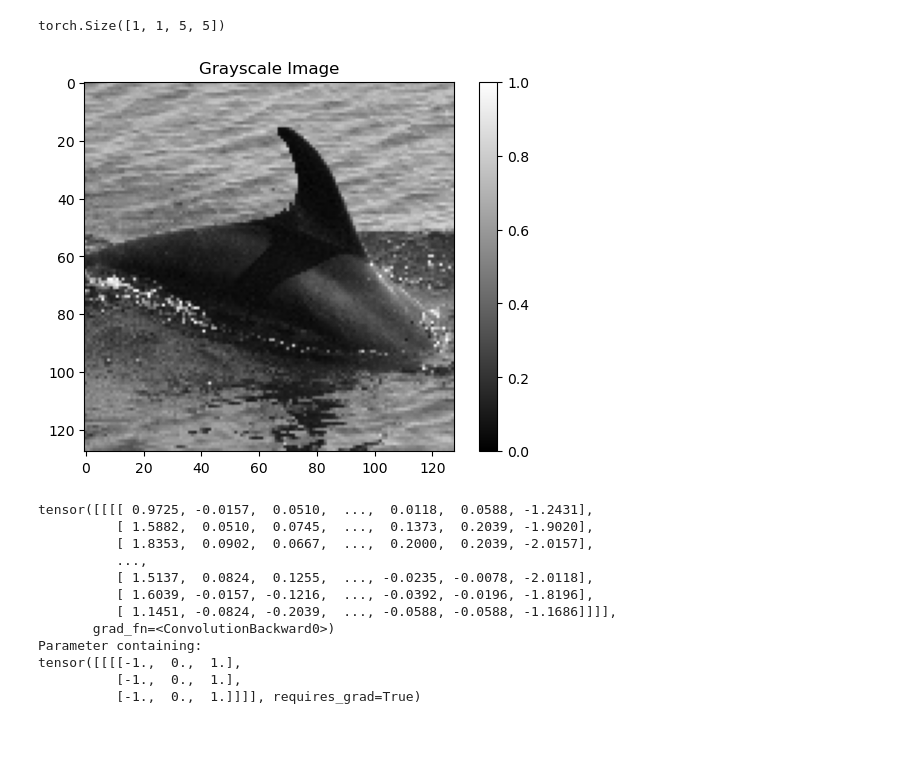
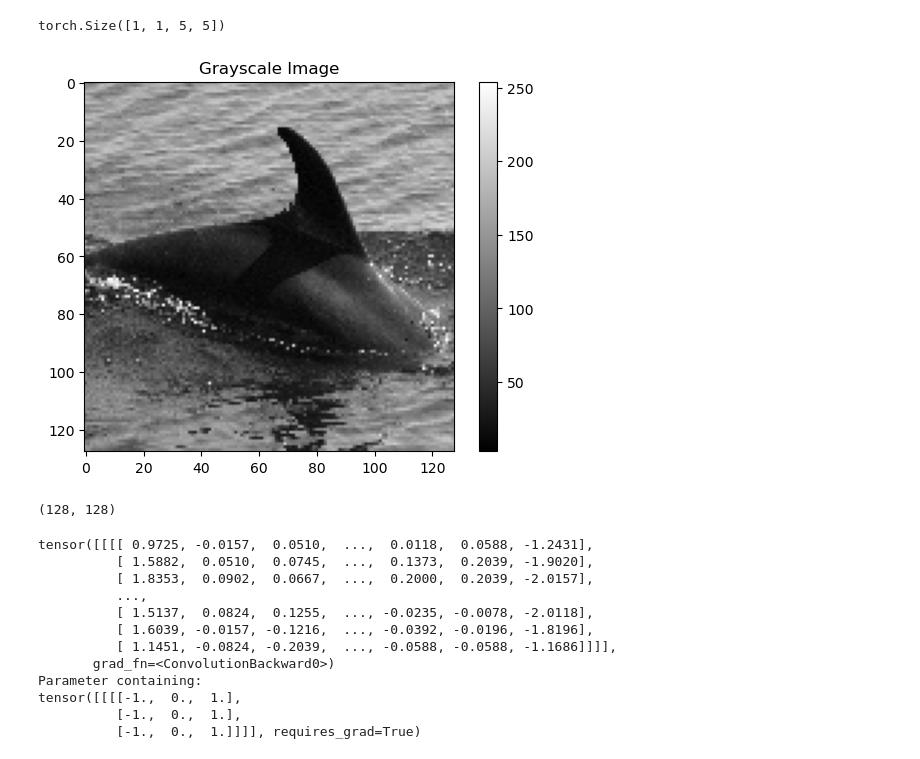
Before and after one commit to radtklau/Sentinel-Building-Segmentation, a Jupyter notebook: jupyter_notebooks/modeling_and_tuning_test.ipynb, the cells around one changed output. Saved outputs shown, nothing was run; the diff lists cells and outputs as text; code cells hidden in the pictures.

```diff
--- a/jupyter_notebooks/modeling_and_tuning_test.ipynb
+++ b/jupyter_notebooks/modeling_and_tuning_test.ipynb
@@ -8,10 +8,10 @@ import matplotlib.pyplot as plt
 from sklearn.metrics import accuracy_score
 from PIL import Image
 # %%
-image = Image.open('dolphin.jpg')
+image = Image.open('../dolphin.jpg')
 image_gray = image.convert('L')
 image_np = np.array(image_gray)
-image_np = image_np / 255.0
+image_np = image_np
 print(image_np.shape)
 # %% [output]
 (128, 128)
@@ -35,12 +35,16 @@ torch.Size([1, 1, 5, 5])
 # %%
 my_img_np = image_tensor[0,0].numpy()
 # %%
-plt.imshow(my_img_np, cmap='gray', vmin=0, vmax=1)  # Use 'gray' colormap for grayscale images
+plt.imshow(image_np, cmap='gray')  # Use 'gray' colormap for grayscale images
 plt.colorbar()  # Optional: add a colorbar
 plt.title("Grayscale Image")
 plt.show()
 # %% [output]
-[figure, old version]
+[figure, new version]
+# %%
+print(image_np.shape)
+# %% [output]
+(128, 128)
 # %%
 conv_layer1 = nn.Conv2d(in_channels=1, out_channels=1, kernel_size=3, padding=1, bias=False)
 
```
Also changed, not shown: 3 other files.
